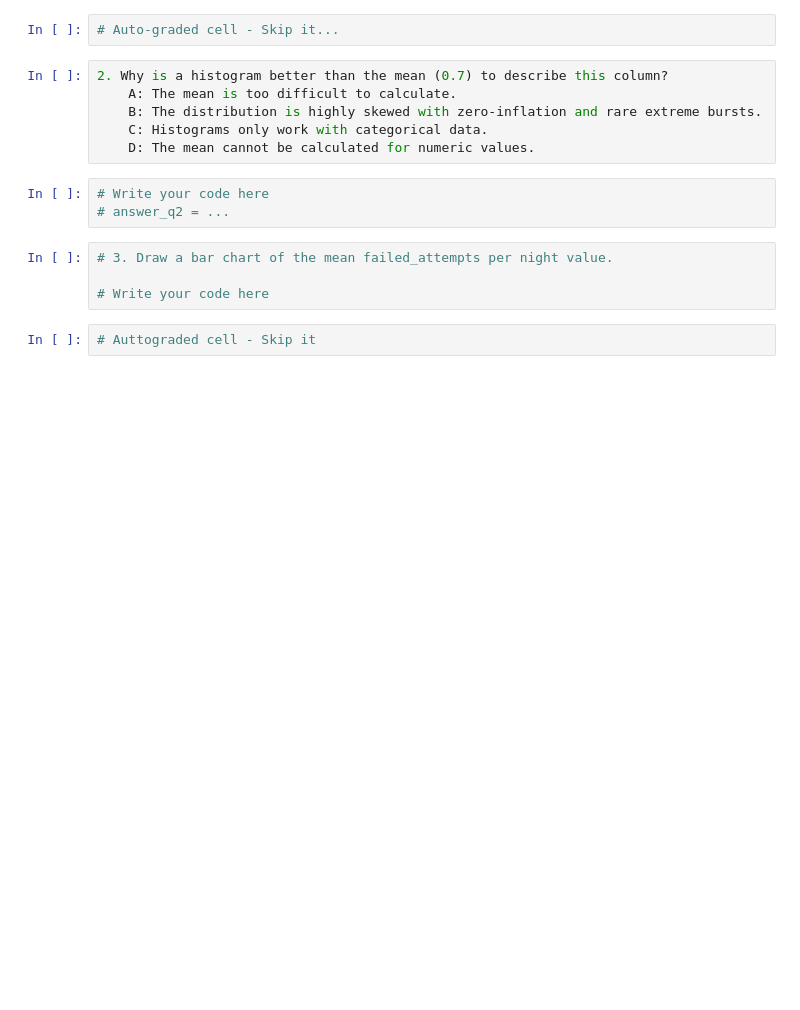
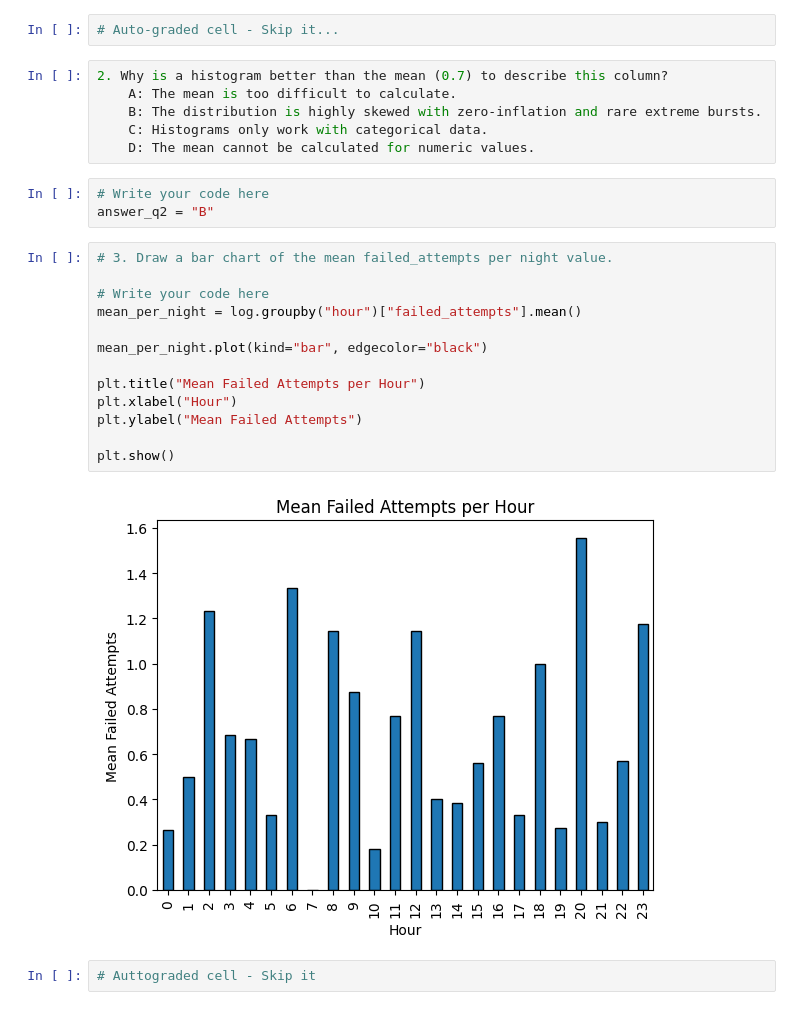
Before and after one commit to chouchouchnchn-alt/workshop_mldls_Belahrache_Chouaib, a Jupyter notebook: TP1.ipynb, the cells around one changed output. Saved outputs shown, nothing was run; the diff lists cells and outputs as text; blank space fills up the shorter version.

```diff
--- a/TP1.ipynb
+++ b/TP1.ipynb
@@ -131,11 +156,22 @@ log = pd.DataFrame({"user":    rng.choice(["ali", "sara", "yacine", "nour", "kar
     D: The mean cannot be calculated for numeric values.
 # %%
 # Write your code here
-# answer_q2 = ...
+answer_q2 = "B"
 # %%
 # 3. Draw a bar chart of the mean failed_attempts per night value.
 
 # Write your code here
+mean_per_night = log.groupby("hour")["failed_attempts"].mean()
+
+mean_per_night.plot(kind="bar", edgecolor="black")
+
+plt.title("Mean Failed Attempts per Hour")
+plt.xlabel("Hour")
+plt.ylabel("Mean Failed Attempts")
+
+plt.show()
+# %% [output]
+[figure, added]
 # %%
 # Auttograded cell - Skip it
 # %% [markdown]
```
Also changed, not shown: parts of 17 cells of this notebook.
